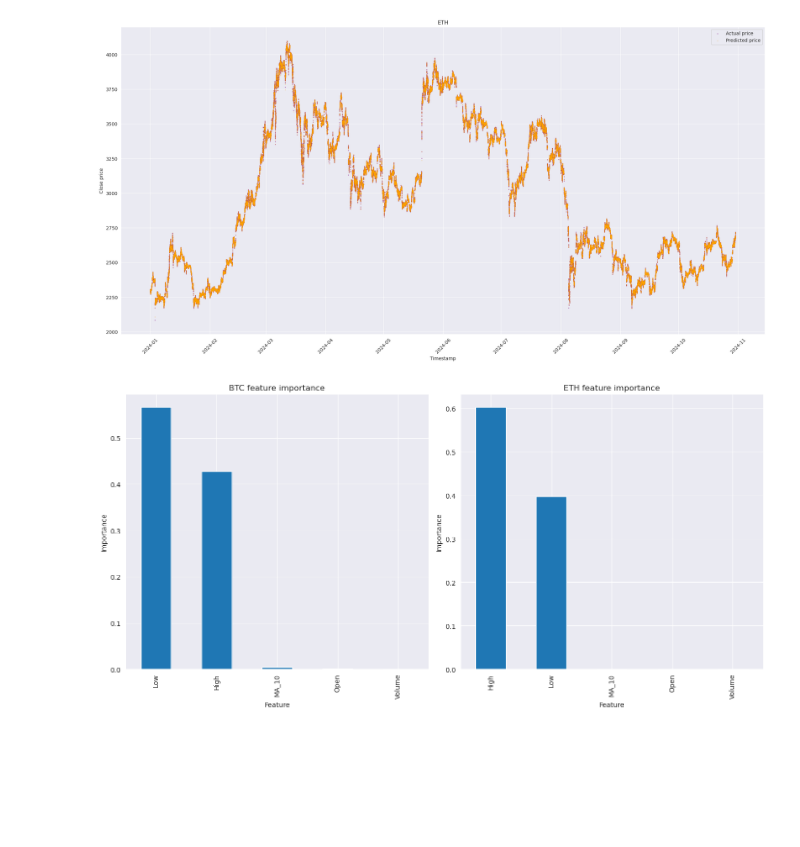
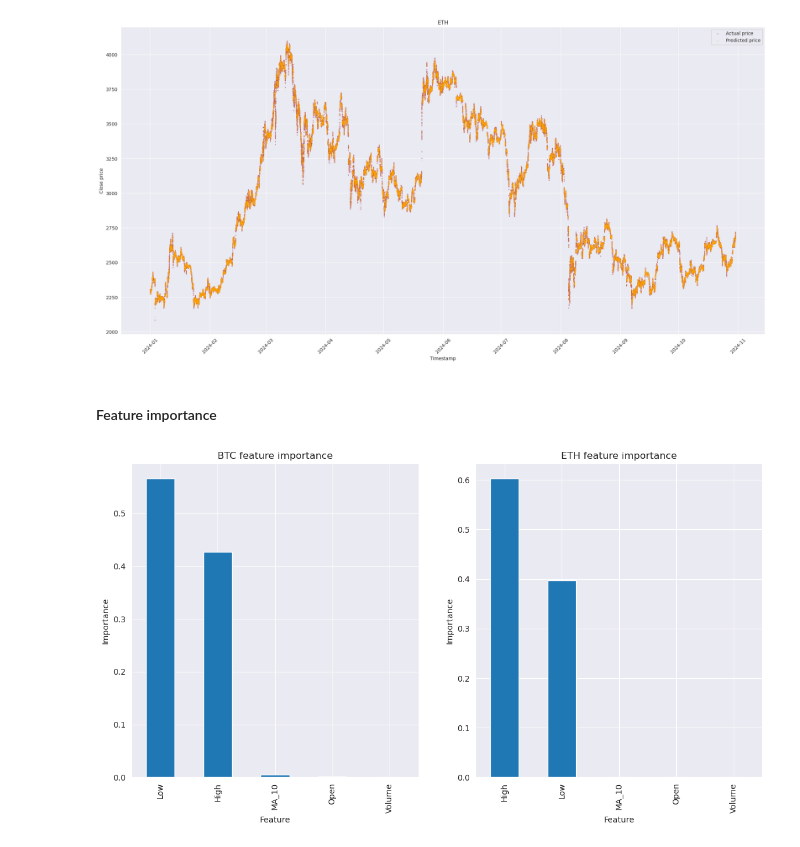
Before and after one commit to mikolaj-martyna/big-data, a Jupyter notebook: crypto_trends.ipynb, the cells around one changed output. Saved outputs shown, nothing was run; the diff lists cells and outputs as text; code cells hidden in the pictures; blank space fills up the shorter version.

```diff
--- a/crypto_trends.ipynb
+++ b/crypto_trends.ipynb
@@ -338,29 +356,31 @@ plt.show()
 # %% [output]
 [figure]
 [figure]
+# %% [markdown]
+#### Feature importance
 # %%
 importance_btc = model_forest_btc.feature_importances_
-feature_names = X_btc.columns
-
 importance_eth = model_forest_eth.feature_importances_
 
-importance_df_btc = pd.DataFrame({'Feature': feature_names, 'Importance': importance_btc})
-importance_df_eth = pd.DataFrame({'Feature': feature_names, 'Importance': importance_eth})
+feature_names_btc = X_btc.columns
+feature_names_eth = X_eth.columns
+
+importance_df_btc = pd.DataFrame({'Feature': feature_names_btc, 'Importance': importance_btc})
+importance_df_eth = pd.DataFrame({'Feature': feature_names_eth, 'Importance': importance_eth})
 
 importance_df_btc = importance_df_btc.sort_values(by='Importance', ascending=False)
 importance_df_eth = importance_df_eth.sort_values(by='Importance', ascending=False)
 
 fig, ax = plt.subplots(1, 2, figsize=(14, 7))
 
 importance_df_btc.plot(kind='bar', x='Feature', y='Importance', ax=ax[0], legend=False)
 ax[0].set_title('BTC feature importance')
 ax[0].set_ylabel('Importance')
 
 importance_df_eth.plot(kind='bar', x='Feature', y='Importance', ax=ax[1], legend=False)
 ax[1].set_title('ETH feature importance')
 ax[1].set_ylabel('Importance')
 
-plt.tight_layout()
 plt.show()
 # %% [output]
-[figure, old version]
+[figure, new version]
```
Also changed, not shown: parts of 18 cells of this notebook, 1 other file.
